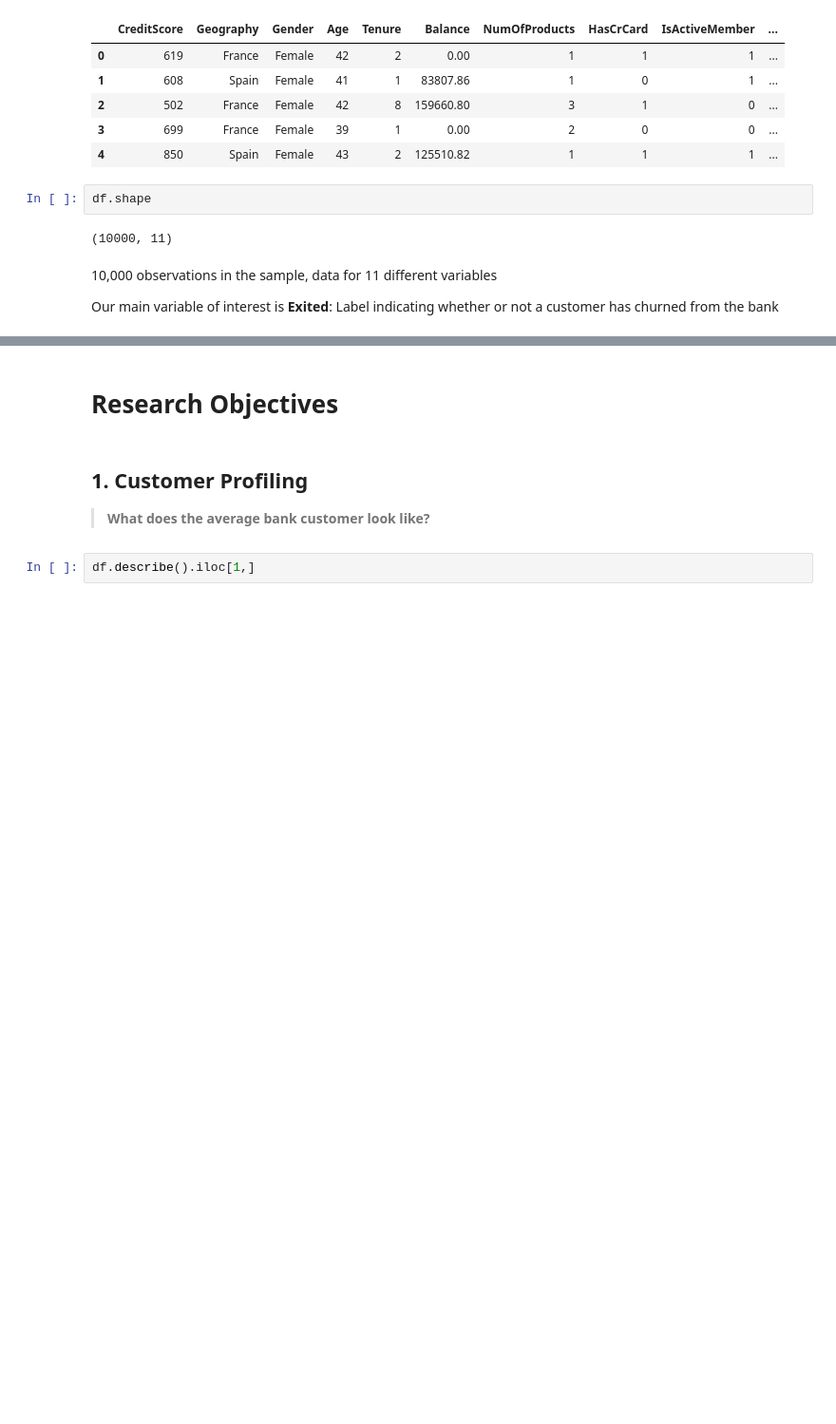
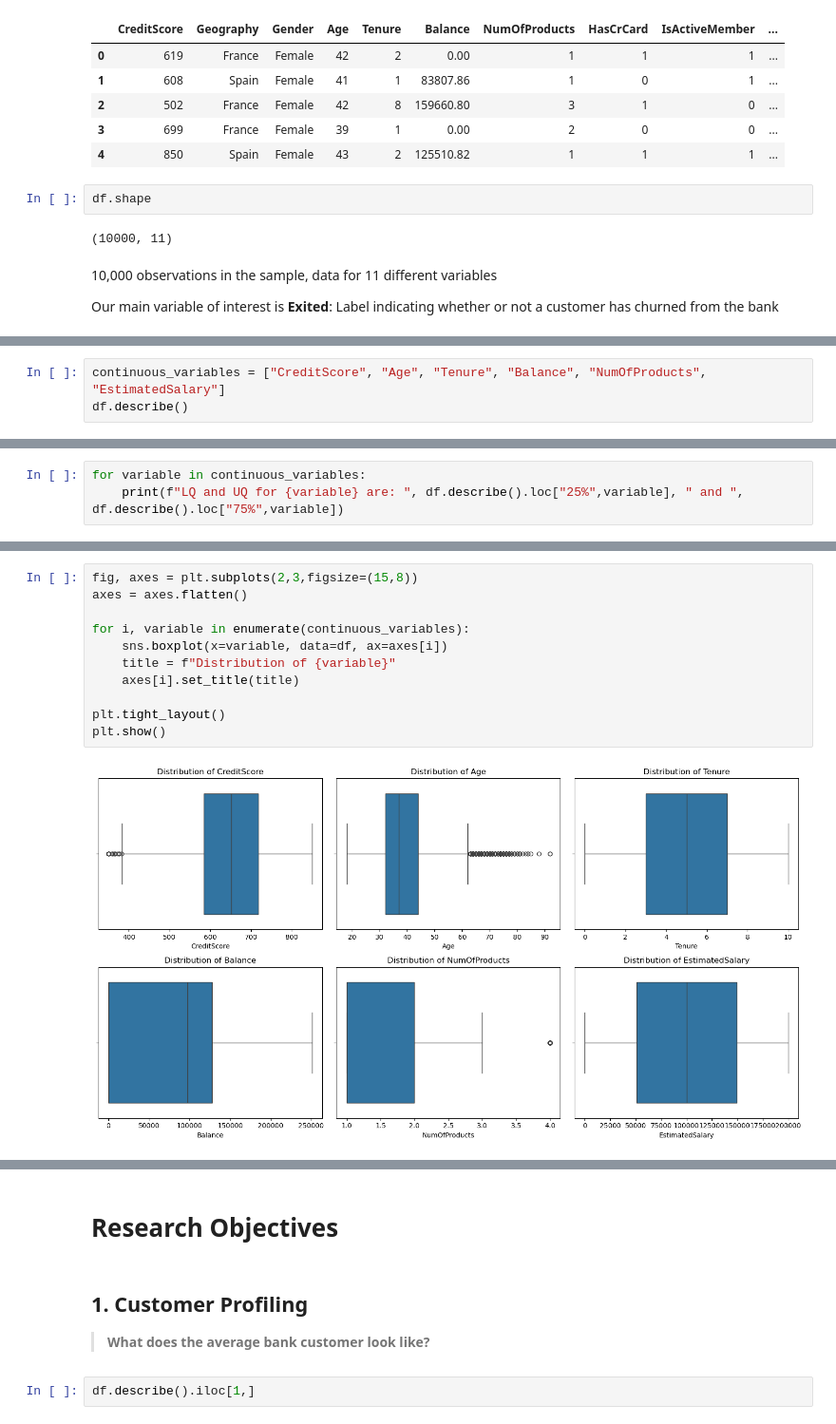
Before and after one commit to david-boules/Customer-Churn-Analysis, a Jupyter notebook: data-analysis.ipynb, the cells around one changed output, grey strips where cells are left out. Shown at 95% size. Drawn from its saved outputs; the diff is of its cells as text; blank space fills up the shorter version.

```diff
--- a/data-analysis.ipynb
+++ b/data-analysis.ipynb
@@ -70,0 +81,3 @@ Our main variable of interest is **Exited**: Label indicating whether or not a c
+# %%
+continuous_variables = ["CreditScore", "Age", "Tenure", "Balance", "NumOfProducts", "EstimatedSalary"]
+df.describe()
@@ -70,0 +121,3 @@ Our main variable of interest is **Exited**: Label indicating whether or not a c
+# %%
+for variable in continuous_variables:
+    print(f"LQ and UQ for {variable} are: ", df.describe().loc["25%",variable], " and ", df.describe().loc["75%",variable])
@@ -70,0 +143,13 @@ Our main variable of interest is **Exited**: Label indicating whether or not a c
+# %%
+fig, axes = plt.subplots(2,3,figsize=(15,8))
+axes = axes.flatten()
+
+for i, variable in enumerate(continuous_variables):
+    sns.boxplot(x=variable, data=df, ax=axes[i])
+    title = f"Distribution of {variable}"
+    axes[i].set_title(title)
+
+plt.tight_layout()
+plt.show()
+# %% [output]
+[figure, added]
```
Also changed, not shown: parts of 28 cells of this notebook, 1 other file.
